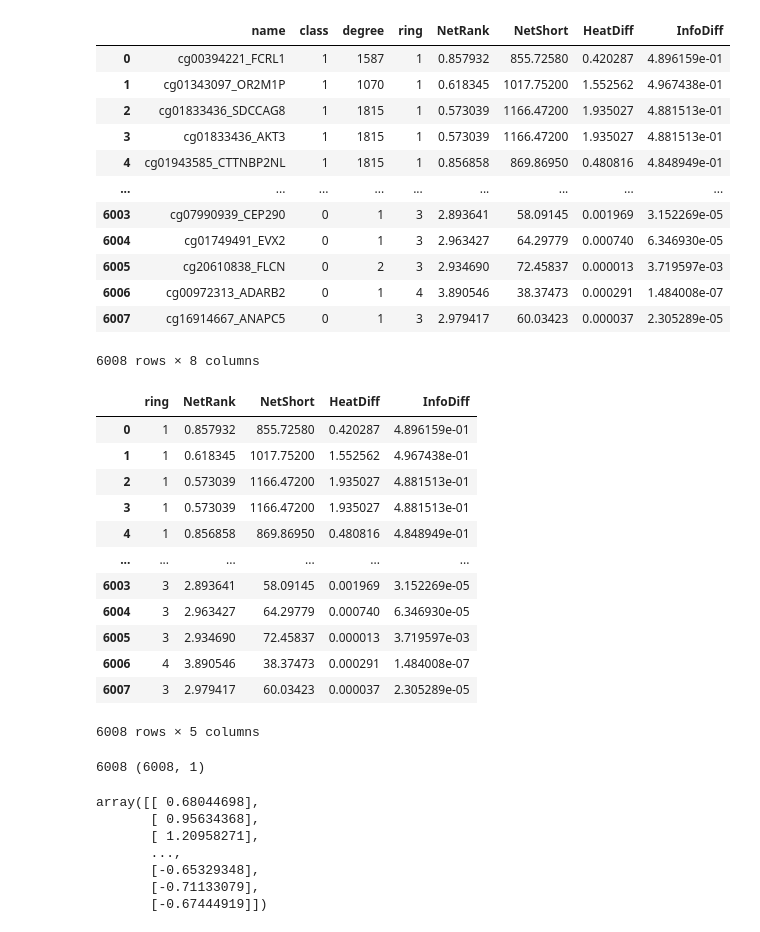
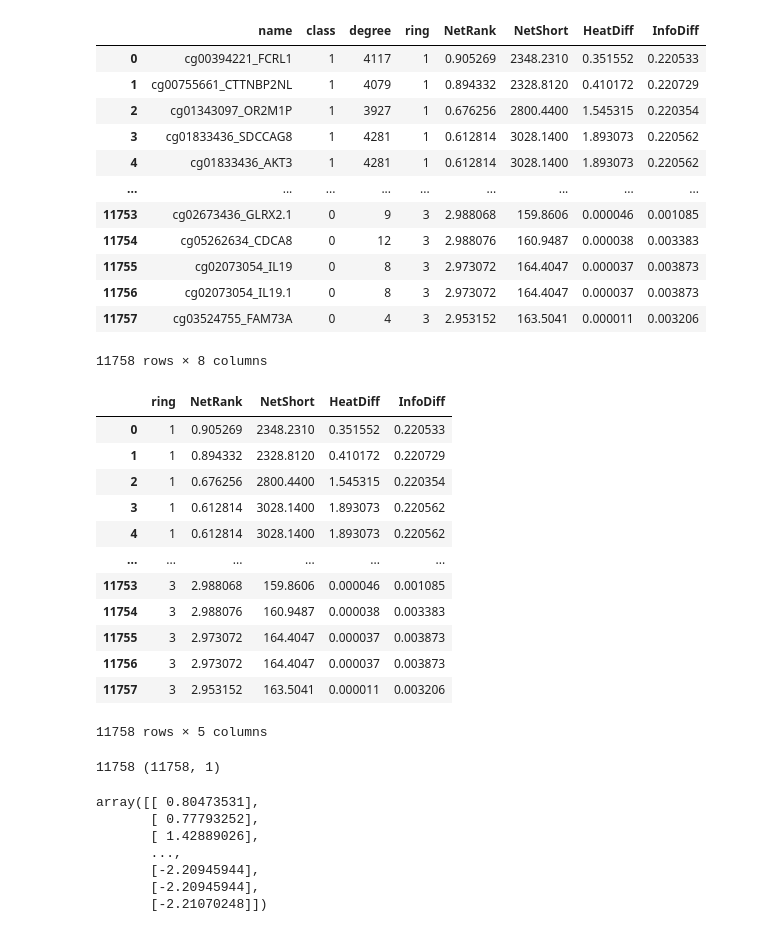
Before and after one commit to anuprulez/nanosampler, a Jupyter notebook: AML/analyse_niapu_features.ipynb, the cells around one changed output. Cells and saved outputs as stored; diff of their text form; code cells hidden in the pictures.

```diff
--- a/AML/analyse_niapu_features.ipynb
+++ b/AML/analyse_niapu_features.ipynb
@@ -4,40 +4,40 @@ import pandas as pd
 # %%
 base_path = "NIAPU/NIAPU/"
 # %%
-nedbit_path = "src/nedbit_features_large_19_03_5000"
+nedbit_path = "src/nedbit_features_10000_20_03"
 df_nebit_features = pd.read_csv(base_path + nedbit_path, sep=",")
 df_nebit_features
 # %% [output]
 |  | name | class | degree | ring | NetRank | NetShort | HeatDiff | InfoDiff |
-| 0 | cg00394221_FCRL1 | 1 | 1587 | 1 | 0.857932 | 855.72580 | 0.420287 | 4.896159e-01 |
-| 1 | cg01343097_OR2M1P | 1 | 1070 | 1 | 0.618345 | 1017.75200 | 1.552562 | 4.967438e-01 |
-| 2 | cg01833436_SDCCAG8 | 1 | 1815 | 1 | 0.573039 | 1166.47200 | 1.935027 | 4.881513e-01 |
-| 3 | cg01833436_AKT3 | 1 | 1815 | 1 | 0.573039 | 1166.47200 | 1.935027 | 4.881513e-01 |
-| 4 | cg01943585_CTTNBP2NL | 1 | 1815 | 1 | 0.856858 | 869.86950 | 0.480816 | 4.848949e-01 |
+| 0 | cg00394221_FCRL1 | 1 | 4117 | 1 | 0.905269 | 2348.2310 | 0.351552 | 0.220533 |
+| 1 | cg00755661_CTTNBP2NL | 1 | 4079 | 1 | 0.894332 | 2328.8120 | 0.410172 | 0.220729 |
+| 2 | cg01343097_OR2M1P | 1 | 3927 | 1 | 0.676256 | 2800.4400 | 1.545315 | 0.220354 |
+| 3 | cg01833436_SDCCAG8 | 1 | 4281 | 1 | 0.612814 | 3028.1400 | 1.893073 | 0.220562 |
+| 4 | cg01833436_AKT3 | 1 | 4281 | 1 | 0.612814 | 3028.1400 | 1.893073 | 0.220562 |
 | ... | ... | ... | ... | ... | ... | ... | ... | ... |
-| 6003 | cg07990939_CEP290 | 0 | 1 | 3 | 2.893641 | 58.09145 | 0.001969 | 3.152269e-05 |
-| 6004 | cg01749491_EVX2 | 0 | 1 | 3 | 2.963427 | 64.29779 | 0.000740 | 6.346930e-05 |
-| 6005 | cg20610838_FLCN | 0 | 2 | 3 | 2.934690 | 72.45837 | 0.000013 | 3.719597e-03 |
-| 6006 | cg00972313_ADARB2 | 0 | 1 | 4 | 3.890546 | 38.37473 | 0.000291 | 1.484008e-07 |
-| 6007 | cg16914667_ANAPC5 | 0 | 1 | 3 | 2.979417 | 60.03423 | 0.000037 | 2.305289e-05 |
+| 11753 | cg02673436_GLRX2.1 | 0 | 9 | 3 | 2.988068 | 159.8606 | 0.000046 | 0.001085 |
+| 11754 | cg05262634_CDCA8 | 0 | 12 | 3 | 2.988076 | 160.9487 | 0.000038 | 0.003383 |
+| 11755 | cg02073054_IL19 | 0 | 8 | 3 | 2.973072 | 164.4047 | 0.000037 | 0.003873 |
+| 11756 | cg02073054_IL19.1 | 0 | 8 | 3 | 2.973072 | 164.4047 | 0.000037 | 0.003873 |
+| 11757 | cg03524755_FAM73A | 0 | 4 | 3 | 2.953152 | 163.5041 | 0.000011 | 0.003206 |
-6008 rows × 8 columns
+11758 rows × 8 columns
 # %%
 nebit_features = df_nebit_features.iloc[:, 3:]
 nebit_features
 # %% [output]
 |  | ring | NetRank | NetShort | HeatDiff | InfoDiff |
-| 0 | 1 | 0.857932 | 855.72580 | 0.420287 | 4.896159e-01 |
-| 1 | 1 | 0.618345 | 1017.75200 | 1.552562 | 4.967438e-01 |
-| 2 | 1 | 0.573039 | 1166.47200 | 1.935027 | 4.881513e-01 |
-| 3 | 1 | 0.573039 | 1166.47200 | 1.935027 | 4.881513e-01 |
-| 4 | 1 | 0.856858 | 869.86950 | 0.480816 | 4.848949e-01 |
+| 0 | 1 | 0.905269 | 2348.2310 | 0.351552 | 0.220533 |
+| 1 | 1 | 0.894332 | 2328.8120 | 0.410172 | 0.220729 |
+| 2 | 1 | 0.676256 | 2800.4400 | 1.545315 | 0.220354 |
+| 3 | 1 | 0.612814 | 3028.1400 | 1.893073 | 0.220562 |
+| 4 | 1 | 0.612814 | 3028.1400 | 1.893073 | 0.220562 |
 | ... | ... | ... | ... | ... | ... |
-| 6003 | 3 | 2.893641 | 58.09145 | 0.001969 | 3.152269e-05 |
-| 6004 | 3 | 2.963427 | 64.29779 | 0.000740 | 6.346930e-05 |
-| 6005 | 3 | 2.934690 | 72.45837 | 0.000013 | 3.719597e-03 |
-| 6006 | 4 | 3.890546 | 38.37473 | 0.000291 | 1.484008e-07 |
-| 6007 | 3 | 2.979417 | 60.03423 | 0.000037 | 2.305289e-05 |
+| 11753 | 3 | 2.988068 | 159.8606 | 0.000046 | 0.001085 |
+| 11754 | 3 | 2.988076 | 160.9487 | 0.000038 | 0.003383 |
+| 11755 | 3 | 2.973072 | 164.4047 | 0.000037 | 0.003873 |
+| 11756 | 3 | 2.973072 | 164.4047 | 0.000037 | 0.003873 |
+| 11757 | 3 | 2.953152 | 163.5041 | 0.000011 | 0.003206 |
-6008 rows × 5 columns
+11758 rows × 5 columns
 # %%
 # normalise NetShort feature
 
@@ -51,14 +51,14 @@ transformer = RobustScaler().fit(netshort)
 norm_netshort = transformer.transform(netshort)
 norm_netshort
 # %% [output]
-6008 (6008, 1)
+11758 (11758, 1)
-array([[ 0.68044698],
-       [ 0.95634368],
-       [ 1.20958271],
+array([[ 0.80473531],
+       [ 0.77793252],
+       [ 1.42889026],
        ...,
-       [-0.65329348],
-       [-0.71133079],
-       [-0.67444919]])
+       [-2.20945944],
+       [-2.20945944],
+       [-2.21070248]])
 # %%
 nebit_features["NetShort"] = norm_netshort
 nebit_features
```
Also changed, not shown: parts of 14 cells of this notebook, 1 other file.
